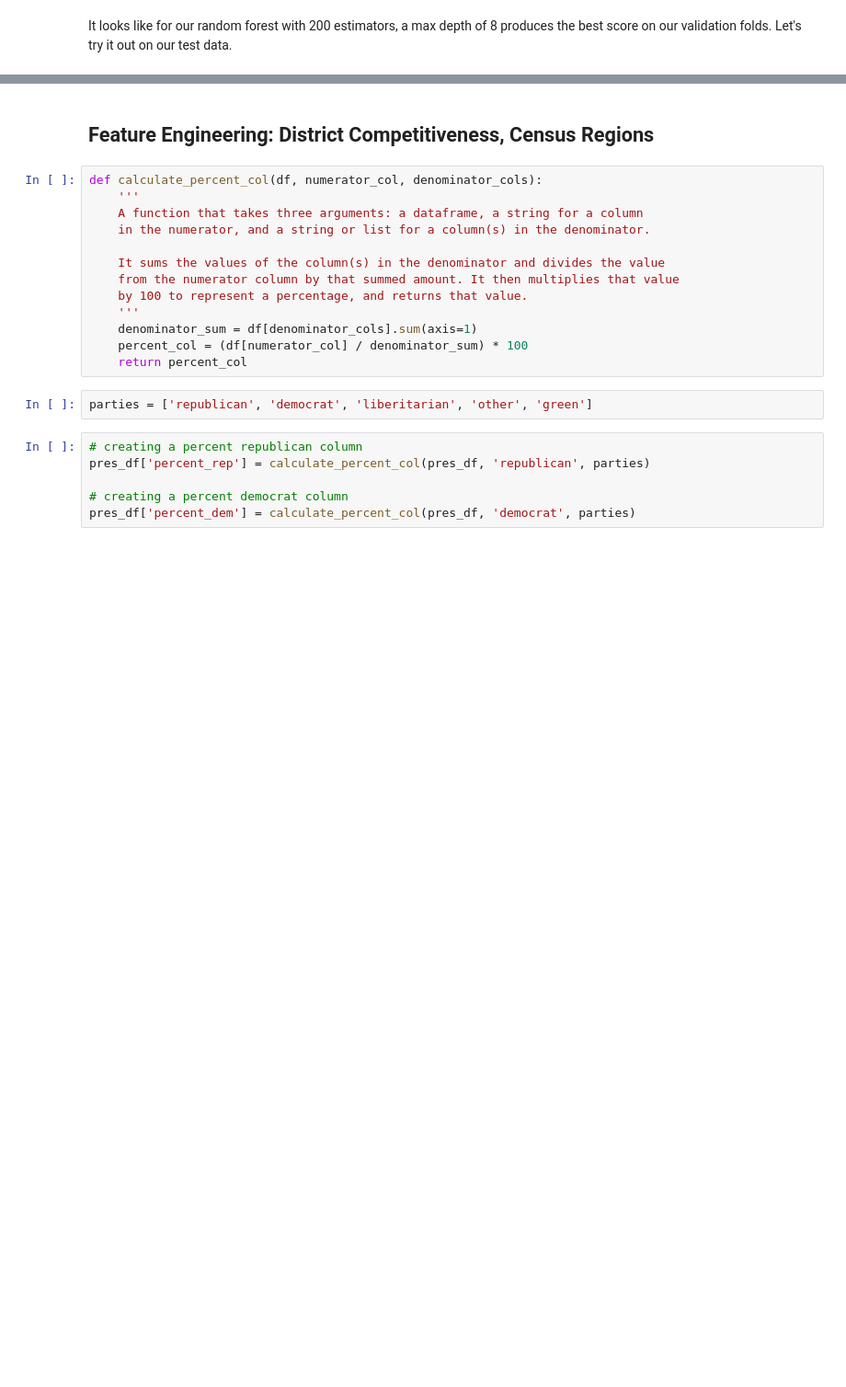
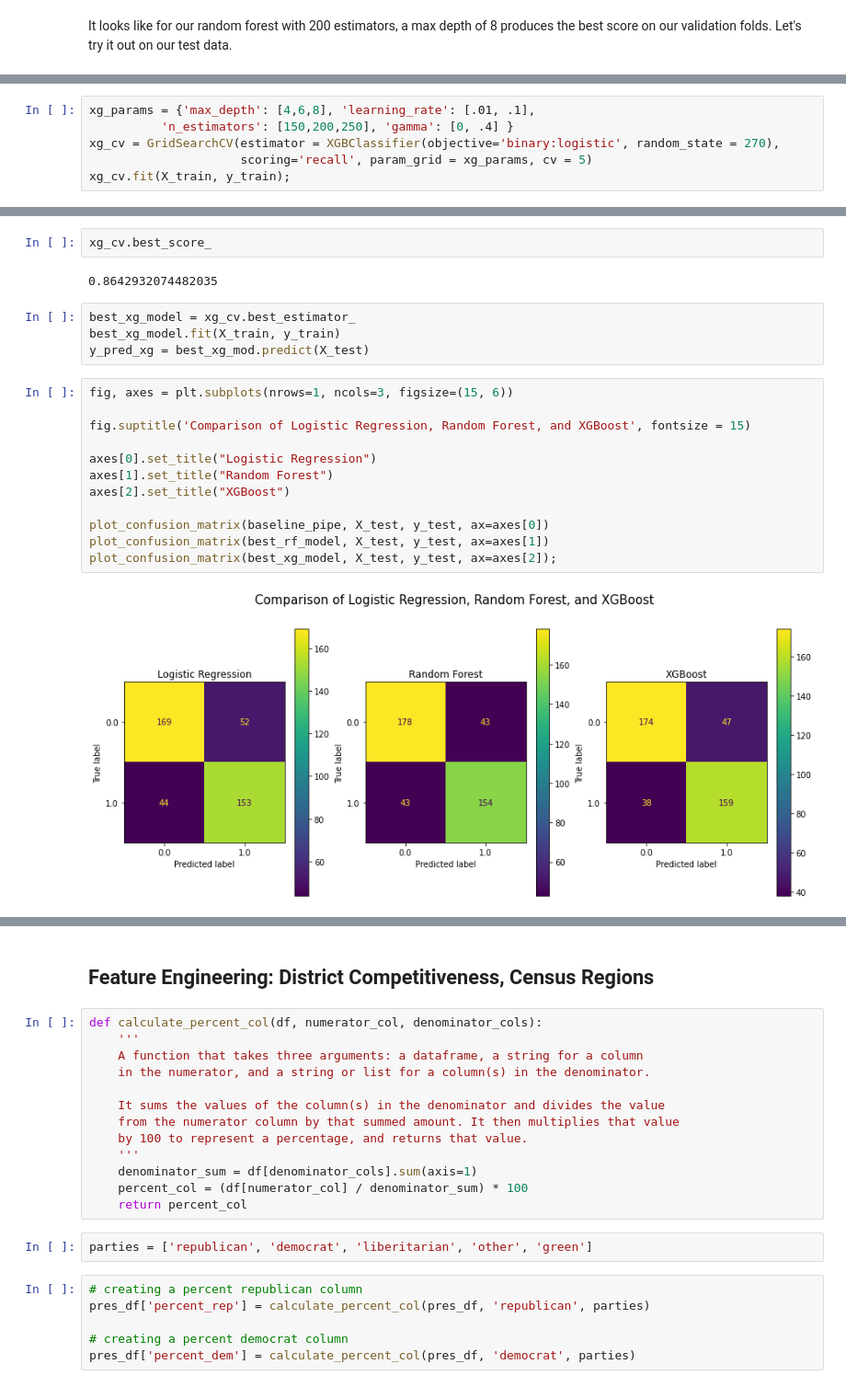
Before and after one commit to emgerber88/County_Pres_Election_Modeling, a Jupyter notebook: County_Pres_Election_Modeling.ipynb, the cells around one changed output, grey strips where cells are left out. Shown: that part at 92% size. Drawn from its saved outputs; the diff is of its cells as text; blank space fills up the shorter version.

```diff
--- a/County_Pres_Election_Modeling.ipynb
+++ b/County_Pres_Election_Modeling.ipynb
@@ -602,0 +625,6 @@ Logistic regression accuracy:  0.7583732057416268
+# %%
+xg_params = {'max_depth': [4,6,8], 'learning_rate': [.01, .1],
+          'n_estimators': [150,200,250], 'gamma': [0, .4] }
+xg_cv = GridSearchCV(estimator = XGBClassifier(objective='binary:logistic', random_state = 270),
+                     scoring='recall', param_grid = xg_params, cv = 5)
+xg_cv.fit(X_train, y_train);
@@ -602,0 +642,22 @@ Logistic regression accuracy:  0.7583732057416268
+# %%
+xg_cv.best_score_
+# %% [output]
+0.8642932074482035
+# %%
+best_xg_model = xg_cv.best_estimator_
+best_xg_model.fit(X_train, y_train)
+y_pred_xg = best_xg_mod.predict(X_test)
+# %%
+fig, axes = plt.subplots(nrows=1, ncols=3, figsize=(15, 6))
+
+fig.suptitle('Comparison of Logistic Regression, Random Forest, and XGBoost', fontsize = 15)
+
+axes[0].set_title("Logistic Regression")
+axes[1].set_title("Random Forest")
+axes[2].set_title("XGBoost")
+
+plot_confusion_matrix(baseline_pipe, X_test, y_test, ax=axes[0])
+plot_confusion_matrix(best_rf_model, X_test, y_test, ax=axes[1])
+plot_confusion_matrix(best_xg_model, X_test, y_test, ax=axes[2]);
+# %% [output]
+[figure, added]
```
Also changed, not shown: parts of 18 cells of this notebook.
